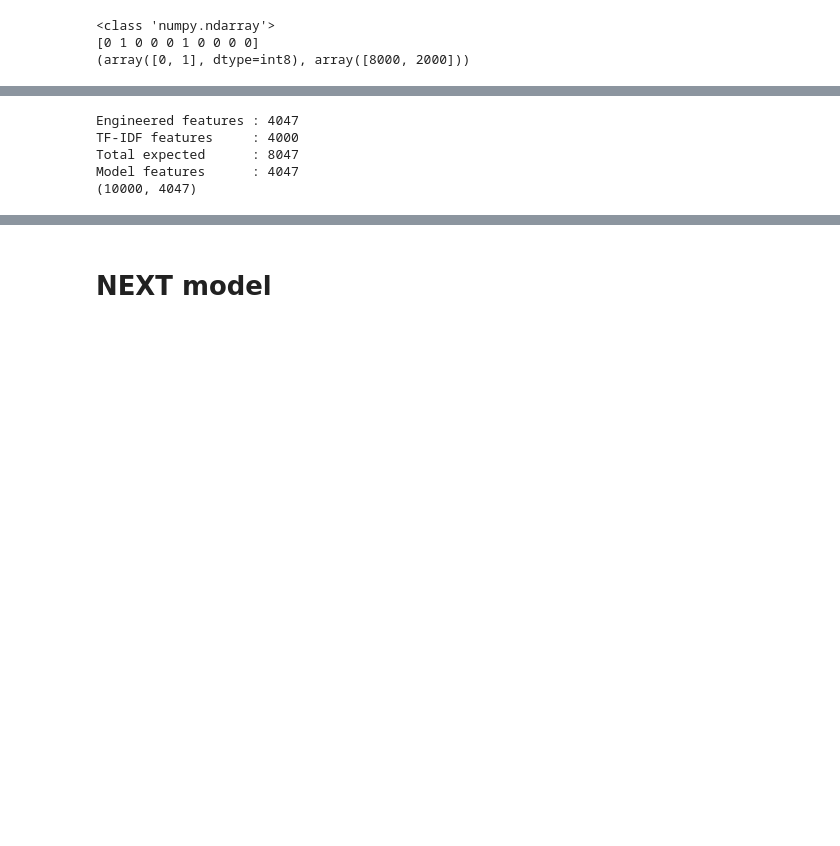
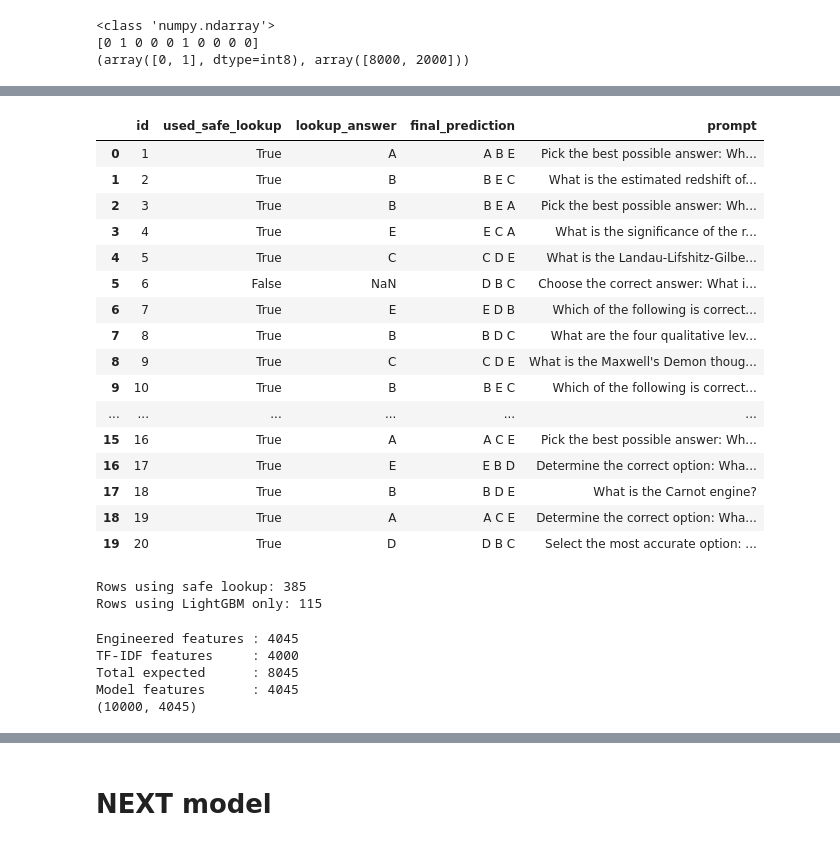
Before and after one commit to KhiranKumar123/dlgenai-t22026, a Jupyter notebook: DL-25f1000339-notebook-t22026.ipynb, the cells around one changed output, grey strips where cells are left out. Saved outputs shown, nothing was run; the diff lists cells and outputs as text; code cells hidden in the pictures; blank space fills up the shorter version.

```diff
--- a/DL-25f1000339-notebook-t22026.ipynb
+++ b/DL-25f1000339-notebook-t22026.ipynb
@@ -718,10 +715,6 @@ def basic_features(row_idx,option_idx,option_label,text_data,lookup_map):
 
     option_set = text_data["option_set"][row_idx]
 
-    feat["lookup_seen"] = int(option_set in lookup_map)
-
-    feat["lookup_match"] = int(lookup_map.get(option_set, None)== option_label)
-
     feat["char_len"] = option_char_cnt
 
     feat["word_len"] = option_word_cnt
@@ -1104,6 +1097,7 @@ print(X_train.shape)
 # %%
 y = np.array(y, dtype=np.int8)
-groups = np.array(groups)
+question_groups = pd.factorize(train["Question_hash"])[0]
+groups = np.repeat(question_groups, 5)
 print(type(y))
 print(y[:10])
 print(np.unique(y, return_counts=True))
@@ -1201,3 +1309,39 @@ Overall LogLoss
+# %%
+audit = test[["id", "prompt"] + OPTION_COLS].copy()
+
+audit["question_key"] = audit.apply(question_key, axis=1)
+audit["used_safe_lookup"] = audit["question_key"].isin(safe_lookup)
+audit["lookup_answer"] = audit["question_key"].map(safe_lookup)
+audit["final_prediction"] = predictions
+
+display(
+    audit[
+        ["id", "used_safe_lookup", "lookup_answer", "final_prediction", "prompt"]
+    ].head(20)
+)
+
+print("Rows using safe lookup:", audit["used_safe_lookup"].sum())
+print("Rows using LightGBM only:", (~audit["used_safe_lookup"]).sum())
+# %% [output]
+|  | id | used_safe_lookup | lookup_answer | final_prediction | prompt |
+| 0 | 1 | True | A | A B E | Pick the best possible answer: Wh... |
+| 1 | 2 | True | B | B E C | What is the estimated redshift of... |
+| 2 | 3 | True | B | B E A | Pick the best possible answer: Wh... |
+| 3 | 4 | True | E | E C A | What is the significance of the r... |
+| 4 | 5 | True | C | C D E | What is the Landau-Lifshitz-Gilbe... |
+| 5 | 6 | False | NaN | D B C | Choose the correct answer: What i... |
+| 6 | 7 | True | E | E D B | Which of the following is correct... |
+| 7 | 8 | True | B | B D C | What are the four qualitative lev... |
+| 8 | 9 | True | C | C D E | What is the Maxwell's Demon thoug... |
+| 9 | 10 | True | B | B E C | Which of the following is correct... |
+| ... | ... | ... | ... | ... | ... |
+| 15 | 16 | True | A | A C E | Pick the best possible answer: Wh... |
+| 16 | 17 | True | E | E B D | Determine the correct option: Wha... |
+| 17 | 18 | True | B | B D E | What is the Carnot engine? |
+| 18 | 19 | True | A | A C E | Determine the correct option: Wha... |
+| 19 | 20 | True | D | D B C | Select the most accurate option: ... |
+Rows using safe lookup: 385
+Rows using LightGBM only: 115
 # %%
 print("Engineered features :", len(feature_names))
 print("TF-IDF features     :", X_joint_train.shape[1])
@@ -1205,11 +1349,11 @@ print("Total expected      :", len(feature_names) + X_joint_train.shape[1])
 print("Model features      :", len(lgb_models[0].feature_importances_))
 print(X_train.shape)
 # %% [output]
-Engineered features : 4047
+Engineered features : 4045
 TF-IDF features     : 4000
-Total expected      : 8047
-Model features      : 4047
-(10000, 4047)
+Total expected      : 8045
+Model features      : 4045
+(10000, 4045)
 # %%
 print(feature_names[:10])
 print(feature_names[45:55])
```
Also changed, not shown: parts of 15 cells of this notebook.
